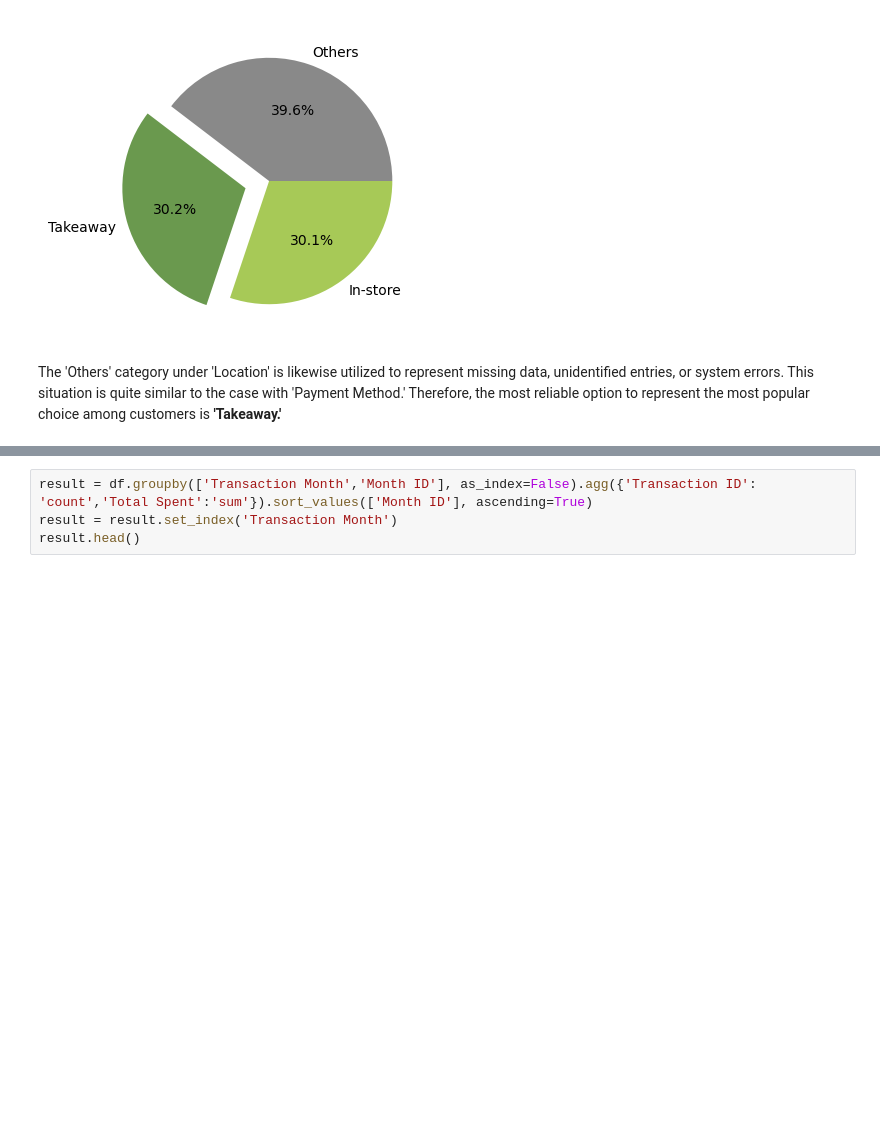
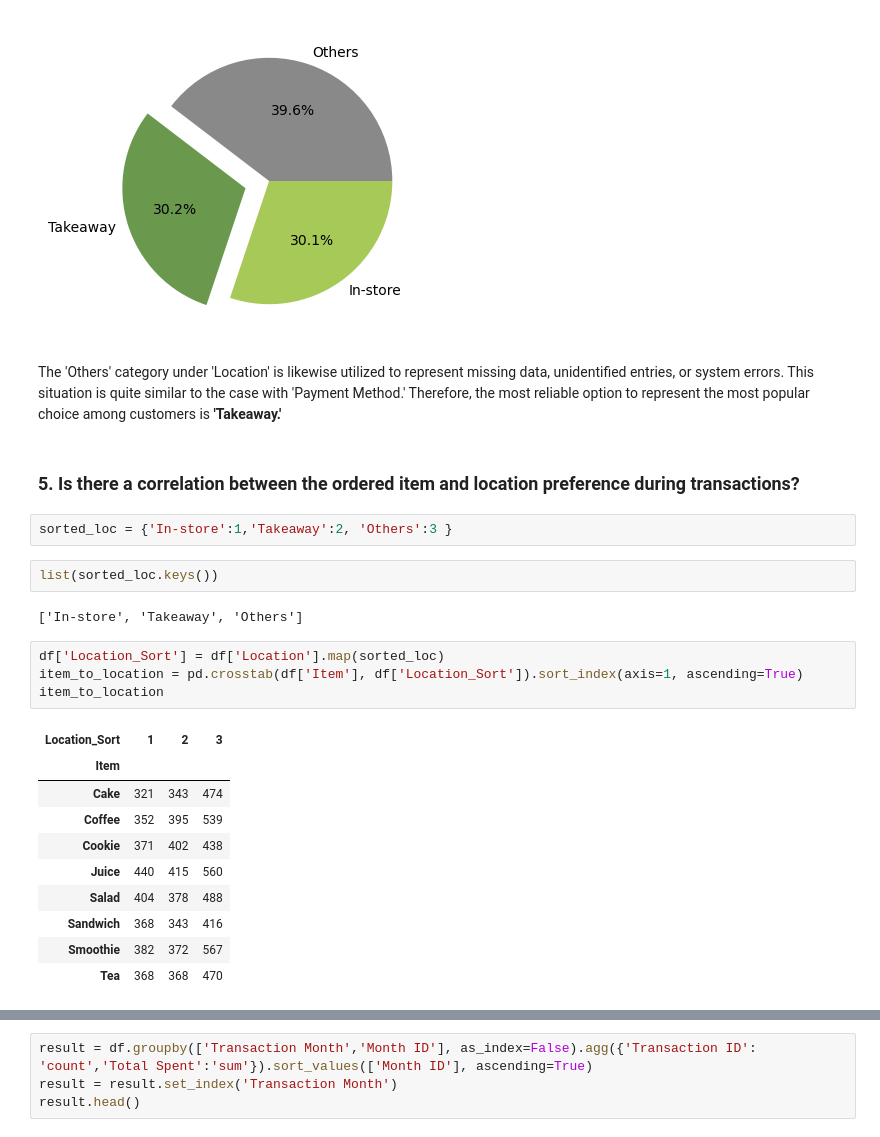
Before and after one commit to jeeenss/Data-Analysis-with-Python, a Jupyter notebook: Cafe_Sales/cafe_sales_analysis.ipynb, the cells around one changed output, grey strips where cells are left out. Cells and saved outputs as stored; diff of their text form; blank space fills up the shorter version.

```diff
--- a/Cafe_Sales/cafe_sales_analysis.ipynb
+++ b/Cafe_Sales/cafe_sales_analysis.ipynb
@@ -1190,3 +1190,26 @@ plt.show()
 [figure]
 # %% [markdown]
 The 'Others' category under 'Location' is likewise utilized to represent missing data, unidentified entries, or system errors. This situation is quite similar to the case with 'Payment Method.' Therefore, the most reliable option to represent the most popular choice among customers is <b>'Takeaway.'</b>
+# %% [markdown]
+### 5. Is there a correlation between the ordered item and location preference during transactions?  ###
+# %%
+sorted_loc = {'In-store':1,'Takeaway':2, 'Others':3 }
+# %%
+list(sorted_loc.keys())
+# %% [output]
+['In-store', 'Takeaway', 'Others']
+# %%
+df['Location_Sort'] = df['Location'].map(sorted_loc)
+item_to_location = pd.crosstab(df['Item'], df['Location_Sort']).sort_index(axis=1, ascending=True)
+item_to_location
+# %% [output]
+| Location_Sort | 1 | 2 | 3 |
+| Item |  |  |  |
+| Cake | 321 | 343 | 474 |
+| Coffee | 352 | 395 | 539 |
+| Cookie | 371 | 402 | 438 |
+| Juice | 440 | 415 | 560 |
+| Salad | 404 | 378 | 488 |
+| Sandwich | 368 | 343 | 416 |
+| Smoothie | 382 | 372 | 567 |
+| Tea | 368 | 368 | 470 |
```
Also changed, not shown: parts of 3 cells of this notebook.
